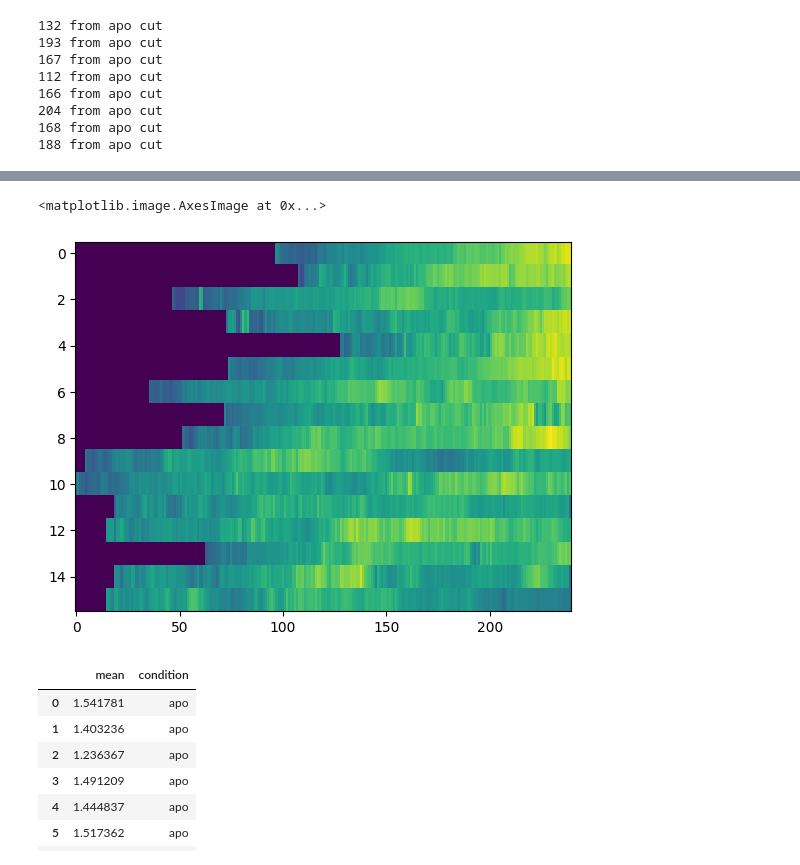
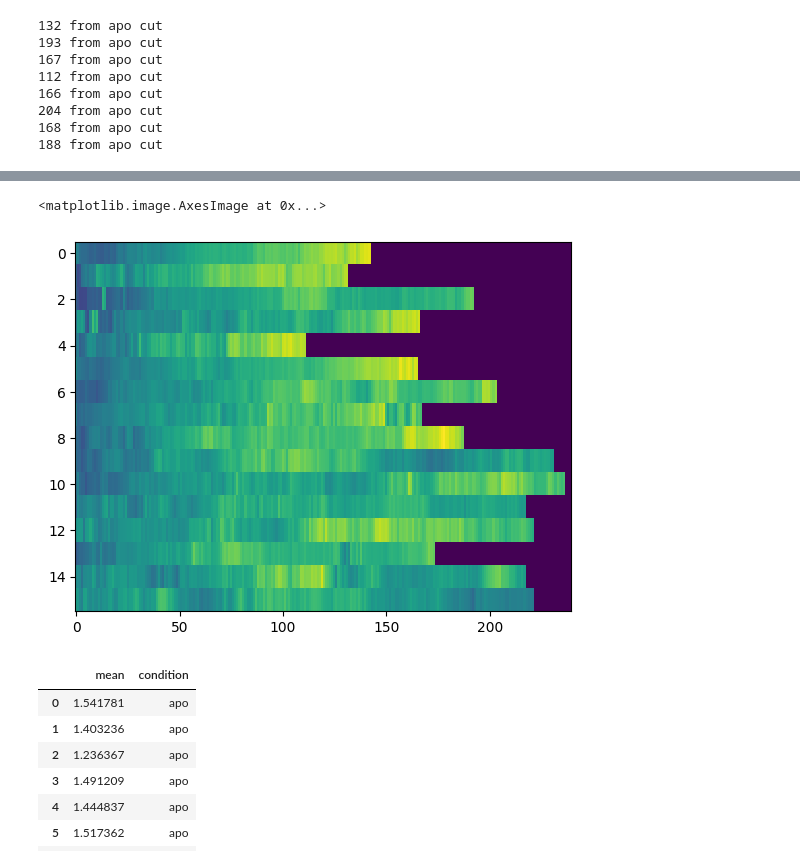
Before and after one commit to StallaertLab/useful_notebooks, a Jupyter notebook: heatmap_tracking.ipynb, the cells around one changed output, grey strips where cells are left out. Saved outputs shown, nothing was run; the diff lists cells and outputs as text; code cells hidden in the pictures.

```diff
--- a/heatmap_tracking.ipynb
+++ b/heatmap_tracking.ipynb
@@ -97,4 +103,16 @@ for s in signals_senes:
 # %%
+# make a 2D array
+signals2D = np.zeros((len(signals_apo)+len(signals_senes), max_len))
+
+i = 0
+for s in signals_apo:
+    signals2D[i, :len(s)] = s
+    i+=1
+
+for s in signals_senes:
+    signals2D[i, :len(s)] = s
+    i+=1
+
 # create a heatmap with matplotlib
 plt.imshow(signals2D, aspect='auto', cmap='viridis',interpolation='nearest')
 # %% [output]
@@ -147,9 +171,21 @@ for s in signals_senes:
 # %%
+# make a 2D array
+signals2D_cut = np.zeros((len(signals_apo)+len(signals_senes), max_len))
+
+i = 0
+for s in signals_apo_cut:
+    signals2D_cut[i, :len(s)] = s
+    i+=1
+
+for s in signals_senes_cut:
+    signals2D_cut[i, :len(s)] = s
+    i+=1
+
 # create a heatmap with matplotlib
 plt.imshow(signals2D_cut, aspect='auto', cmap='viridis',interpolation='nearest')
 # %% [output]
 <matplotlib.image.AxesImage at 0x...>
-[figure, old version]
+[figure, new version]
 # %%
 # compare mean of last 5 frames
 mean_apo = [np.mean(s[-5:]) for s in signals_apo_cut]
```
Also changed, not shown: parts of 3 cells of this notebook.
